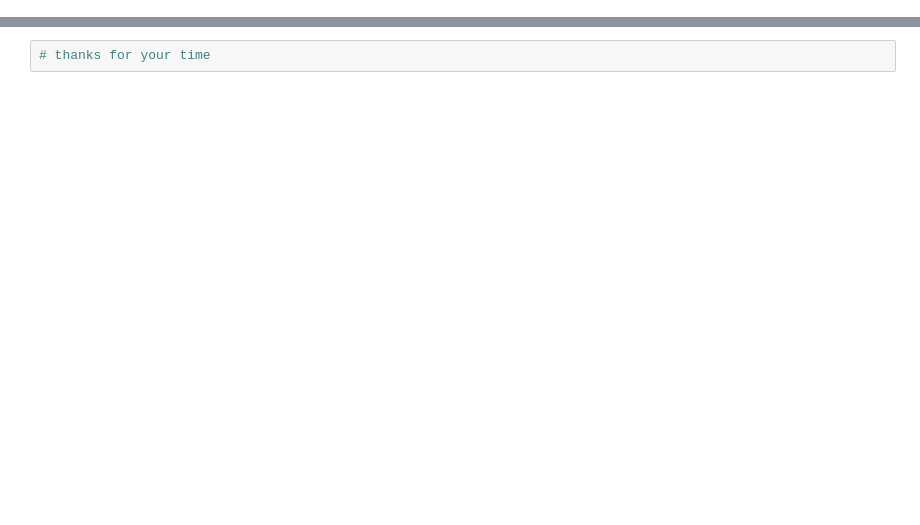
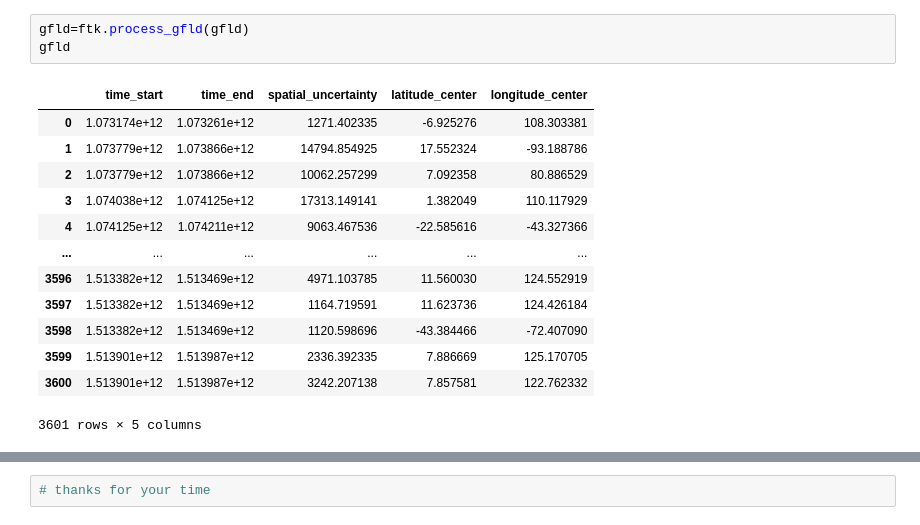
Before and after one commit to shyagehike/atlas-v2, a Jupyter notebook: features.ipynb, the cells around one changed output, grey strips where cells are left out. Drawn from its saved outputs; the diff is of its cells as text; blank space fills up the shorter version.

```diff
--- a/features.ipynb
+++ b/features.ipynb
@@ -29,0 +60,17 @@ streams={
+# %%
+gfld=ftk.process_gfld(gfld)
+gfld
+# %% [output]
+|  | time_start | time_end | spatial_uncertainty | latitude_center | longitude_center |
+| 0 | 1.073174e+12 | 1.073261e+12 | 1271.402335 | -6.925276 | 108.303381 |
+| 1 | 1.073779e+12 | 1.073866e+12 | 14794.854925 | 17.552324 | -93.188786 |
+| 2 | 1.073779e+12 | 1.073866e+12 | 10062.257299 | 7.092358 | 80.886529 |
+| 3 | 1.074038e+12 | 1.074125e+12 | 17313.149141 | 1.382049 | 110.117929 |
+| 4 | 1.074125e+12 | 1.074211e+12 | 9063.467536 | -22.585616 | -43.327366 |
+| ... | ... | ... | ... | ... | ... |
+| 3596 | 1.513382e+12 | 1.513469e+12 | 4971.103785 | 11.560030 | 124.552919 |
+| 3597 | 1.513382e+12 | 1.513469e+12 | 1164.719591 | 11.623736 | 124.426184 |
+| 3598 | 1.513382e+12 | 1.513469e+12 | 1120.598696 | -43.384466 | -72.407090 |
+| 3599 | 1.513901e+12 | 1.513987e+12 | 2336.392335 | 7.886669 | 125.170705 |
+| 3600 | 1.513901e+12 | 1.513987e+12 | 3242.207138 | 7.857581 | 122.762332 |
+3601 rows × 5 columns
```
Also changed, not shown: parts of 9 cells of this notebook, 10 other files.
